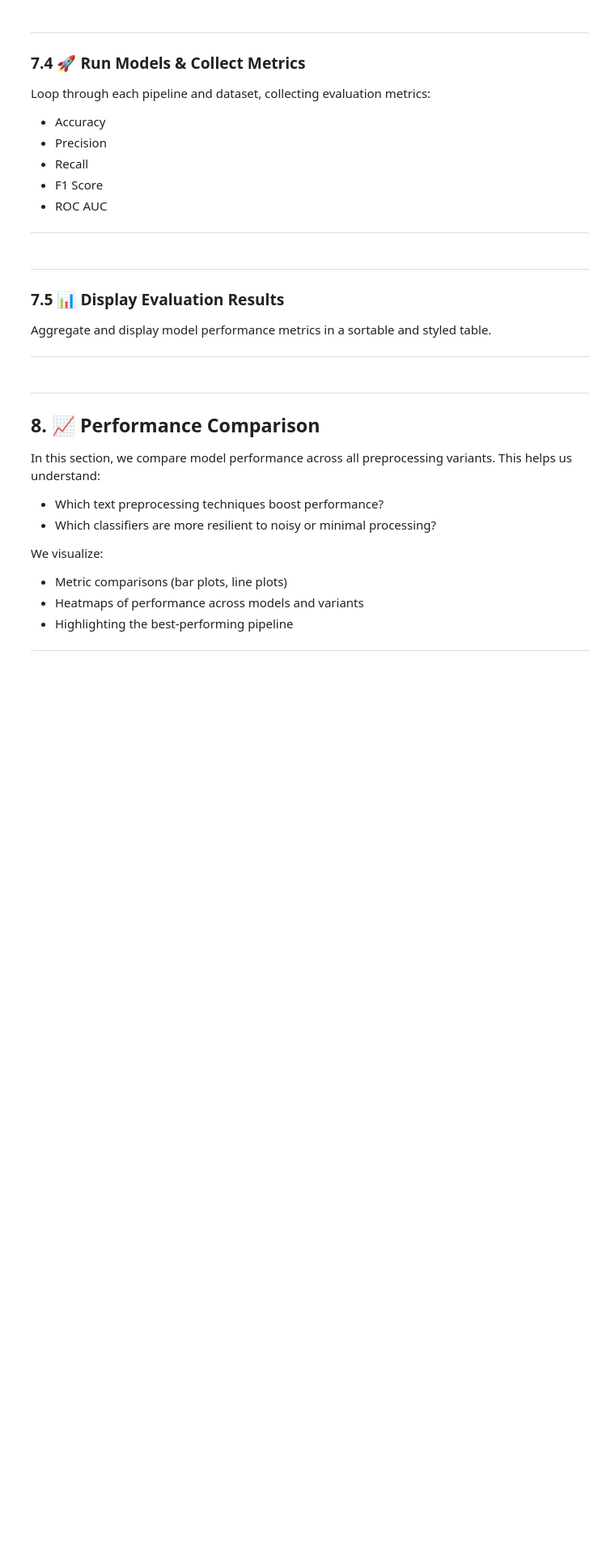
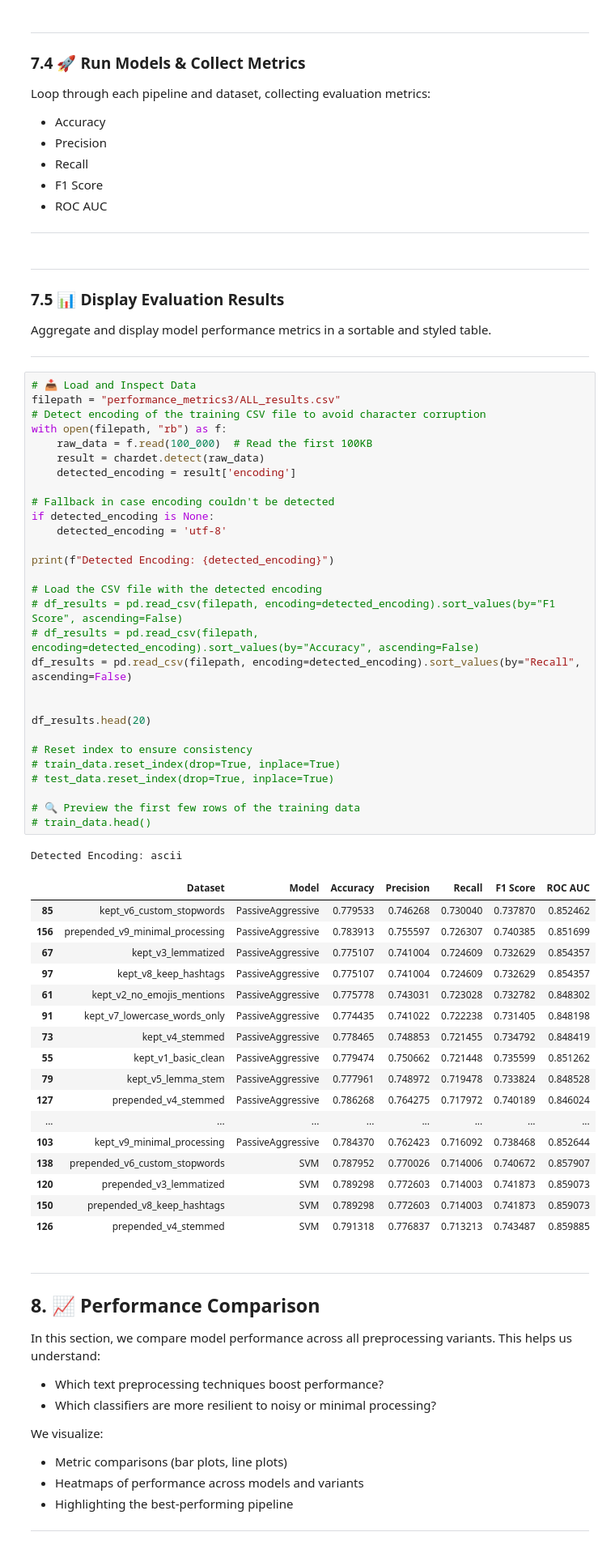
Before and after one commit to CSC-4260-Advanced-Data-Science-Project/NLP_Disaster_Tweets, a Jupyter notebook: NLP_DS_Pipeline.ipynb, the cells around one changed output. Shown at 81% size. Cells and saved outputs as stored; diff of their text form; blank space fills up the shorter version.

```diff
--- a/NLP_DS_Pipeline.ipynb
+++ b/NLP_DS_Pipeline.ipynb
@@ -1756,6 +1763,54 @@ Loop through each pipeline and dataset, collecting evaluation metrics:
 Aggregate and display model performance metrics in a sortable and styled table.
 
 ---
+# %%
+# 📥 Load and Inspect Data
+filepath = "performance_metrics3/ALL_results.csv"
+# Detect encoding of the training CSV file to avoid character corruption
+with open(filepath, "rb") as f:
+    raw_data = f.read(100_000)  # Read the first 100KB
+    result = chardet.detect(raw_data)
+    detected_encoding = result['encoding']
+
+# Fallback in case encoding couldn't be detected
+if detected_encoding is None:
+    detected_encoding = 'utf-8'
+
+print(f"Detected Encoding: {detected_encoding}")
+
+# Load the CSV file with the detected encoding
+# df_results = pd.read_csv(filepath, encoding=detected_encoding).sort_values(by="F1 Score", ascending=False)
+# df_results = pd.read_csv(filepath, encoding=detected_encoding).sort_values(by="Accuracy", ascending=False)
+df_results = pd.read_csv(filepath, encoding=detected_encoding).sort_values(by="Recall", ascending=False)
+
+
+df_results.head(20)
+
+# Reset index to ensure consistency
+# train_data.reset_index(drop=True, inplace=True)
+# test_data.reset_index(drop=True, inplace=True)
+
+# 🔍 Preview the first few rows of the training data
+# train_data.head()
+# %% [output]
+Detected Encoding: ascii
+|  | Dataset | Model | Accuracy | Precision | Recall | F1 Score | ROC AUC |
+| 85 | kept_v6_custom_stopwords | PassiveAggressive | 0.779533 | 0.746268 | 0.730040 | 0.737870 | 0.852462 |
+| 156 | prepended_v9_minimal_processing | PassiveAggressive | 0.783913 | 0.755597 | 0.726307 | 0.740385 | 0.851699 |
+| 67 | kept_v3_lemmatized | PassiveAggressive | 0.775107 | 0.741004 | 0.724609 | 0.732629 | 0.854357 |
+| 97 | kept_v8_keep_hashtags | PassiveAggressive | 0.775107 | 0.741004 | 0.724609 | 0.732629 | 0.854357 |
+| 61 | kept_v2_no_emojis_mentions | PassiveAggressive | 0.775778 | 0.743031 | 0.723028 | 0.732782 | 0.848302 |
+| 91 | kept_v7_lowercase_words_only | PassiveAggressive | 0.774435 | 0.741022 | 0.722238 | 0.731405 | 0.848198 |
+| 73 | kept_v4_stemmed | PassiveAggressive | 0.778465 | 0.748853 | 0.721455 | 0.734792 | 0.848419 |
+| 55 | kept_v1_basic_clean | PassiveAggressive | 0.779474 | 0.750662 | 0.721448 | 0.735599 | 0.851262 |
+| 79 | kept_v5_lemma_stem | PassiveAggressive | 0.777961 | 0.748972 | 0.719478 | 0.733824 | 0.848528 |
+| 127 | prepended_v4_stemmed | PassiveAggressive | 0.786268 | 0.764275 | 0.717972 | 0.740189 | 0.846024 |
+| ... | ... | ... | ... | ... | ... | ... | ... |
+| 103 | kept_v9_minimal_processing | PassiveAggressive | 0.784370 | 0.762423 | 0.716092 | 0.738468 | 0.852644 |
+| 138 | prepended_v6_custom_stopwords | SVM | 0.787952 | 0.770026 | 0.714006 | 0.740672 | 0.857907 |
+| 120 | prepended_v3_lemmatized | SVM | 0.789298 | 0.772603 | 0.714003 | 0.741873 | 0.859073 |
+| 150 | prepended_v8_keep_hashtags | SVM | 0.789298 | 0.772603 | 0.714003 | 0.741873 | 0.859073 |
+| 126 | prepended_v4_stemmed | SVM | 0.791318 | 0.776837 | 0.713213 | 0.743487 | 0.859885 |
 # %% [markdown]
 ---
 
```
Also changed, not shown: parts of 3 cells of this notebook, 5 other files.
